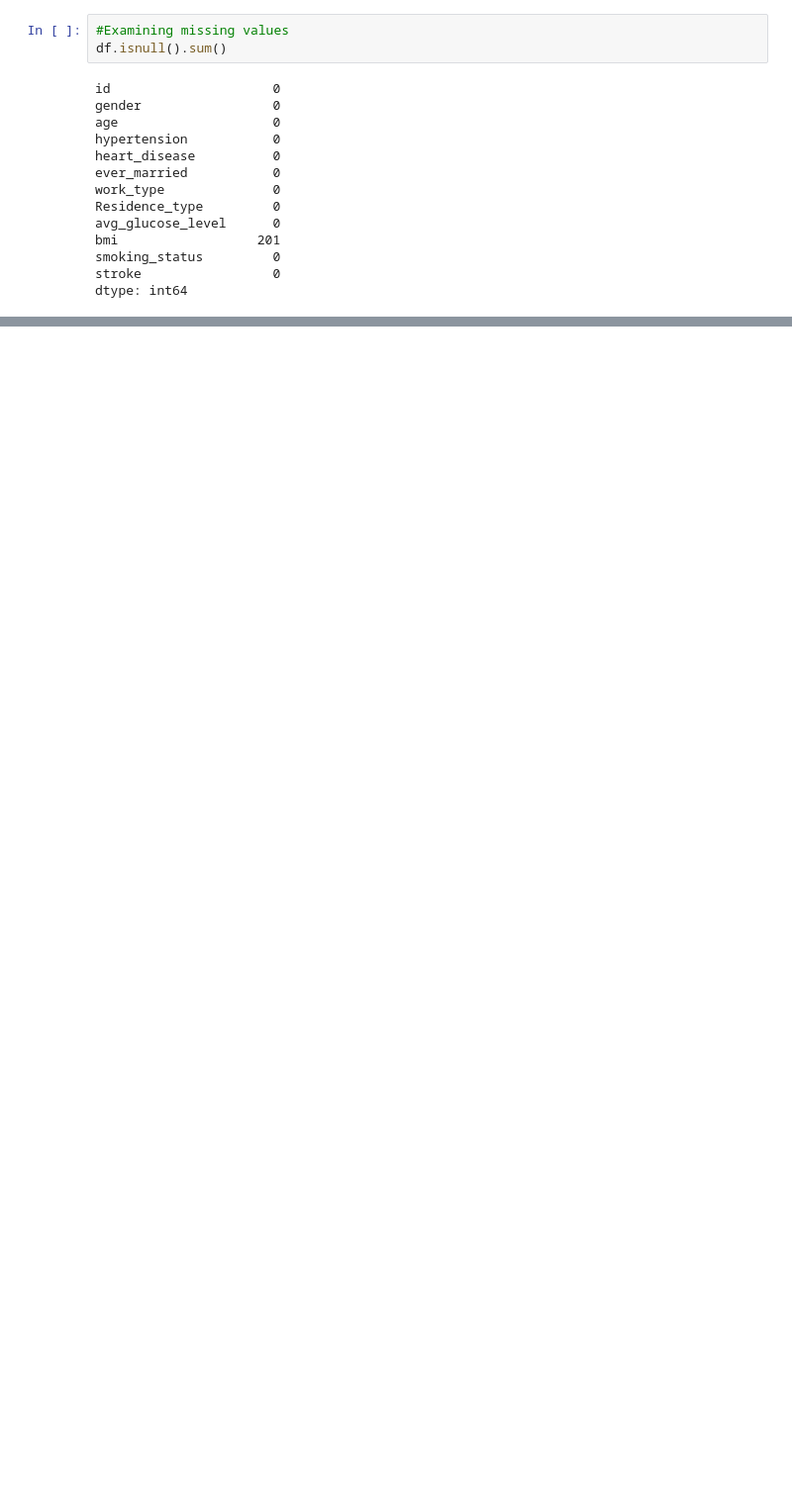
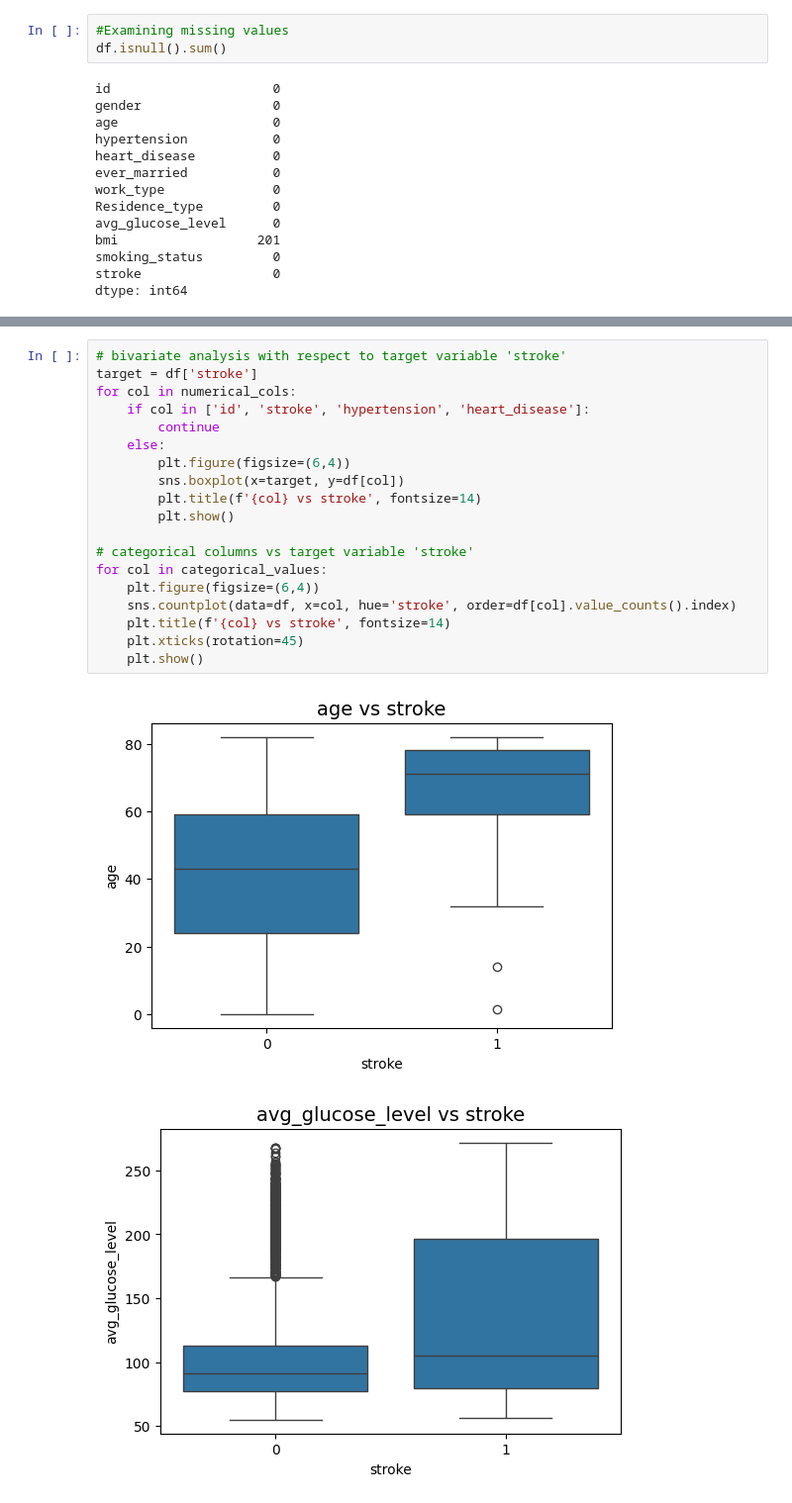
Before and after one commit to ali-khurshid/stroke-risk-predictive-analysis, a Jupyter notebook: jupyter_notebooks/01 - EDA-stroke-risk-dataset.ipynb, the cells around one changed output, grey strips where cells are left out. Shown at 99% size. Saved outputs shown, nothing was run; the diff lists cells and outputs as text; blank space fills up the shorter version.

```diff
--- a/jupyter_notebooks/01 - EDA-stroke-risk-dataset.ipynb
+++ b/jupyter_notebooks/01 - EDA-stroke-risk-dataset.ipynb
@@ -85,0 +158,22 @@ Text(0.5, 1.0, 'BMI distribution')
+# %%
+# bivariate analysis with respect to target variable 'stroke'
+target = df['stroke']
+for col in numerical_cols:
+    if col in ['id', 'stroke', 'hypertension', 'heart_disease']:
+        continue
+    else:
+        plt.figure(figsize=(6,4))
+        sns.boxplot(x=target, y=df[col])
+        plt.title(f'{col} vs stroke', fontsize=14)
+        plt.show()
+
+# categorical columns vs target variable 'stroke'
+for col in categorical_values:
+    plt.figure(figsize=(6,4))
+    sns.countplot(data=df, x=col, hue='stroke', order=df[col].value_counts().index)
+    plt.title(f'{col} vs stroke', fontsize=14)
+    plt.xticks(rotation=45)
+    plt.show()
+# %% [output]
+[figure, added]
+[figure, added]
```
Also changed, not shown: parts of 11 cells of this notebook.
